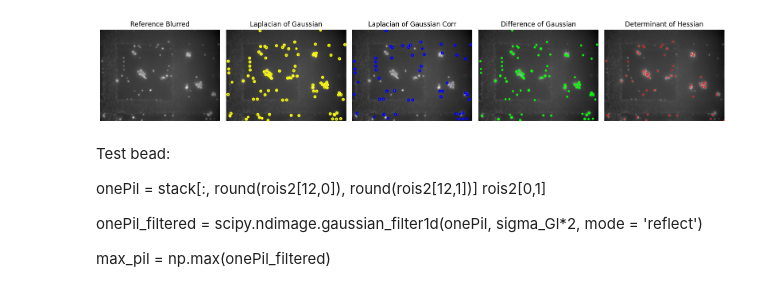
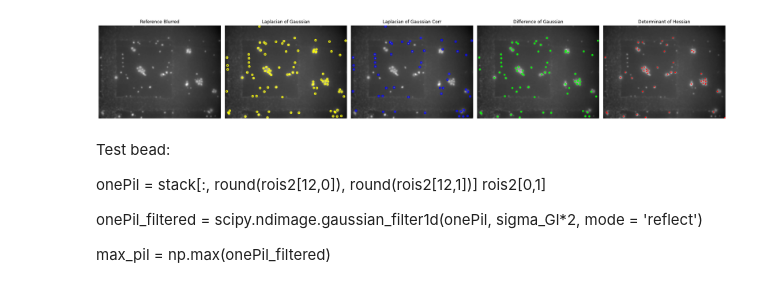
Before and after one commit to ADIposit/BeadDetectionCLEM, a Jupyter notebook: BeadDetection.ipynb, the cells around one changed output. Drawn from its saved outputs; the diff is of its cells as text; code cells hidden in the pictures.

```diff
--- a/BeadDetection.ipynb
+++ b/BeadDetection.ipynb
@@ -1,4 +1,5 @@
 # %%
+#check change
 import skimage
 from skimage import io
 import numpy as np
@@ -23,17 +24,29 @@ phys_pix_size = 3450
 # actual average bead size in nm
 bead_size = 200
 
-# digital pixel size in nm
+# digital pixel size in nm/pixel
 digi_pix_size = phys_pix_size/mag
 
-# the sigma used in all gaussian/LoG processing - size of a bead in pixels
+# the sigma used in all gaussian/LoG processing
 sigma_Gl = bead_size/digi_pix_size
 
+# define minimal and maximal kernel size for LoG detection
+# it is hard to go too low, but if too high, more cells are being detected,
+# and since the exclusion depends on the kernel-sigma, it will not remove it, if it is a standalone cell
+# I recommend to set the max close to the actual bead size in pixels
+min_sigma_kernel = sigma_Gl/2
+max_sigma_kernel = sigma_Gl*1.2
+
+# number of sigma values linearly spread between min and max
+sigma_num = 50
+
 # the radius to exclude any bigger fluorescent particles (bead radius = sqrt(2)*sigma) not sigma_Gl
+# theoretically sigma_Gl = sigma*sqrt(8) but since there is glare and gaussian blurring added,
+# the reality is more like sigma_Gl = sigma*3/4
 excl_fac = sqrt(2)
 
 # preprocessing - gaussian filtering is done at approximate bead size-> filtering_factor*sigma_Gl
-filt_fac = 0.75
+filt_fac = 0.875
 
 # filtering factor to extract the image gradient
 # higher factors are more conservative, but will remove less gradient
@@ -56,9 +69,9 @@ corrected_image = corrected_image/max_value
 corr_img_gauss = scipy.ndimage.gaussian_filter(corrected_image, filt_fac * sigma_Gl)
 # %%
 # extract regions of interest with laplacian of gaussian
-
-rois = skimage.feature.blob_log(corr_img_gauss, min_sigma=sigma_Gl*sqrt(2)/2, max_sigma=sigma_Gl*sqrt(2), num_sigma=40,
+rois = skimage.feature.blob_log(corr_img_gauss, min_sigma=min_sigma_kernel, max_sigma=max_sigma_kernel, num_sigma=sigma_num,
                                 threshold=0.01, exclude_border=True)
 
 mean_corr_img_gauss = np.mean(corr_img_gauss)
 subpicture_G_median = np.median(corr_img_gauss)
+print(rois)
@@ -162,40 +211,40 @@ tresh = (np.max(corr_img_gauss) - np.min(corr_img_gauss)) / 2
 
 ref = []
 
-blobs_log = blob_log(corr_img_gauss, min_sigma=sigma_Gl*sqrt(2)/2, max_sigma=sigma_Gl*sqrt(2), num_sigma=40, threshold=.01, threshold_rel=tresh, exclude_border=True)
+blobs_log = blob_log(corr_img_gauss, min_sigma=min_sigma_kernel, max_sigma=max_sigma_kernel, num_sigma=sigma_num, threshold=.01, threshold_rel=tresh, exclude_border=True)
 blobs_log = rois
 # Compute radii in the 3rd column.
 blobs_log[:, 2] = blobs_log[:, 2] * sqrt(2)
 blobs_log2 = rois2
 
 blobs_log2[:, 2] = blobs_log2[:, 2] * sqrt(2)
 
-blobs_dog = blob_dog(corr_img_gauss, min_sigma=sigma_Gl*sqrt(2)/2, max_sigma=sigma_Gl * 1.2, threshold=.01, threshold_rel=tresh, exclude_border=True)
+blobs_dog = blob_dog(corr_img_gauss, min_sigma=min_sigma_kernel, max_sigma=max_sigma_kernel, threshold=.01, threshold_rel=tresh, exclude_border=True)
 blobs_dog[:, 2] = blobs_dog[:, 2] * sqrt(2)
 
-blobs_doh = blob_doh(corr_img_gauss, min_sigma=1, max_sigma=5, num_sigma=10, threshold=.006, threshold_rel=tresh)
+blobs_doh = blob_doh(corr_img_gauss, min_sigma=min_sigma_kernel, max_sigma=max_sigma_kernel, num_sigma=sigma_num, threshold=.006, threshold_rel=tresh)
 
 blobs_list = [ref, blobs_log, blobs_log2, blobs_dog, blobs_doh]
 colors = ['pink', 'yellow','blue', 'lime', 'red']
 titles = ['Reference Blurred', 'Laplacian of Gaussian', 'Laplacian of Gaussian Corr', 'Difference of Gaussian', 'Determinant of Hessian']
 sequence = zip(blobs_list, colors, titles)
 
-fig, axes = plt.subplots(1, 5, figsize=(16, 4), sharex=True, sharey=True)
+fig, axes = plt.subplots(1, 5, figsize=(24, 6), sharex=True, sharey=True)
 ax = axes.ravel()
 
 for idx, (blobs, color, title) in enumerate(sequence):
     ax[idx].set_title(title)
     ax[idx].imshow(corr_img_gauss, cmap='gray')
     for blob in blobs:
         y, x, r = blob
         c = plt.Circle((x, y), r, color=color, linewidth=2, fill=False)
         ax[idx].add_patch(c)
     ax[idx].set_axis_off()
 
 plt.tight_layout()
 plt.show()
 # %% [output]
-[figure, old version]
+[figure, new version]
 # %% [markdown]
 Test bead:
 
```
Also changed, not shown: parts of 4 cells of this notebook.
